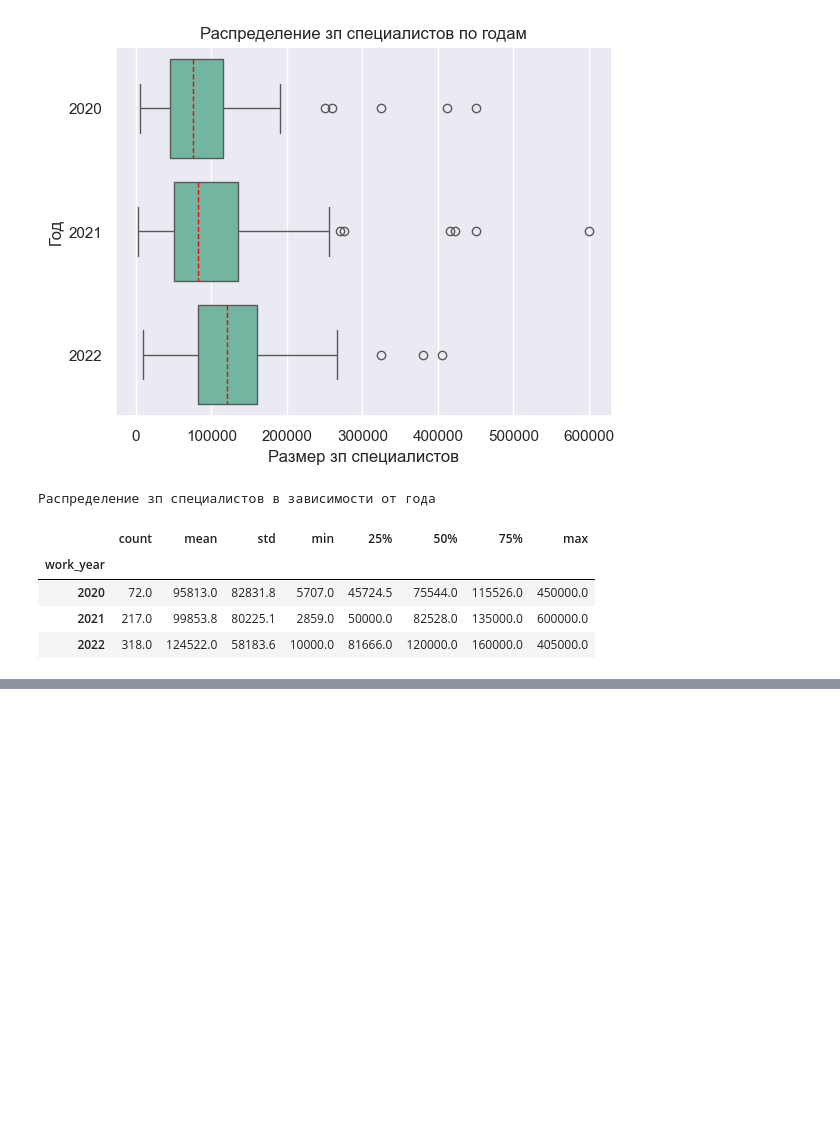
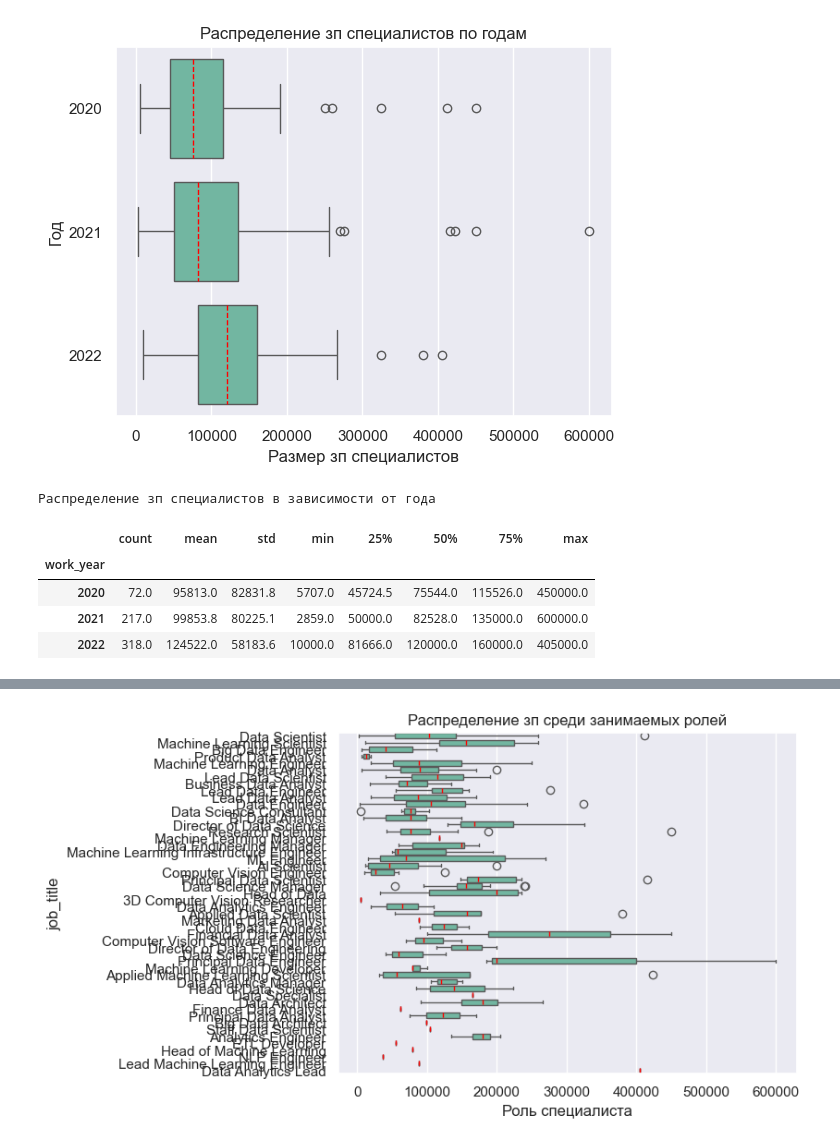
Before and after one commit to schdlr50/SF_EDA_4, a Jupyter notebook: final task.ipynb, the cells around one changed output, grey strips where cells are left out. Cells and saved outputs as stored; diff of their text form; code cells hidden in the pictures; blank space fills up the shorter version.

```diff
--- a/final task.ipynb
+++ b/final task.ipynb
@@ -230,0 +271,8 @@ data_work_year_agg
+# %%
+# job_title
+ax=sns.boxplot(data, x='salary_in_usd', y='job_title', orient='h', medianprops={"color": "red", "linestyle": "--"})
+ax.set(xlabel="Роль специалиста")
+plt.title("Распределение зп среди занимаемых ролей")
+plt.show()
+# %% [output]
+[figure, added]
```
Also changed, not shown: parts of 10 cells of this notebook.
